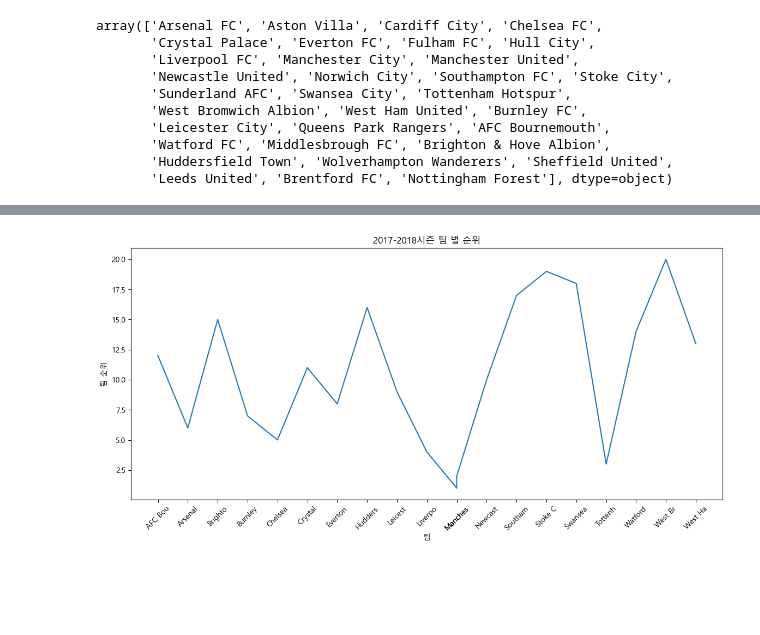
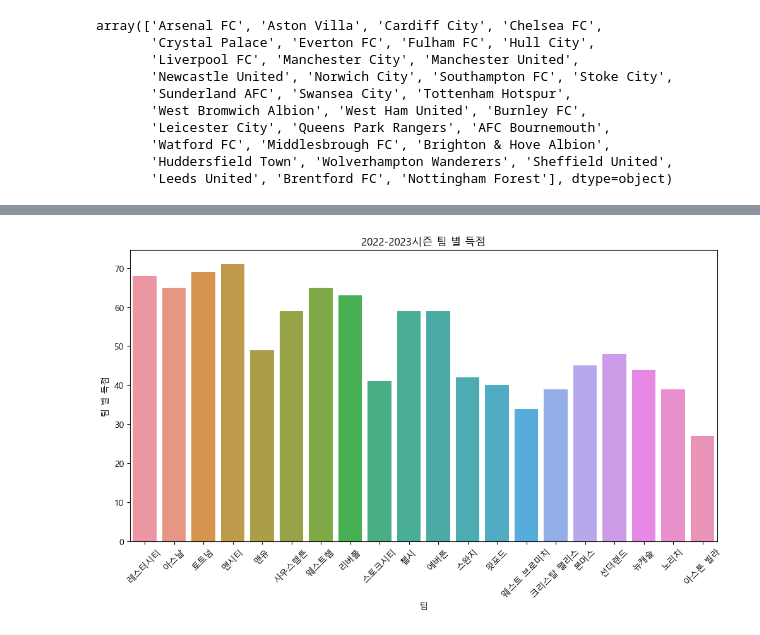
Before and after one commit to gingerman123/Soccer-Data, a Jupyter notebook: Data_Mining.ipynb, the cells around one changed output, grey strips where cells are left out. Cells and saved outputs as stored; diff of their text form; code cells hidden in the pictures; blank space fills up the shorter version.

```diff
--- a/Data_Mining.ipynb
+++ b/Data_Mining.ipynb
@@ -3,21 +3,11 @@
 import matplotlib as mpl
 import matplotlib.pyplot as plt
 import matplotlib.font_manager as fm
+import numpy as np
 plt.rcParams['font.family'] = 'Malgun Gothic'
 plt.rcParams['axes.unicode_minus'] = False
 import pandas as pd
-import matplotlib.pyplot as plt
 import seaborn as sns
-
-
-epl_df = pd.read_csv('combined file.csv')
-
-epl_df.head()
-
-epl_df = epl_df.iloc[:,1:]
-epl_df.head()
-
-epl_df.to_csv('combined file_1.csv',index=False) # index=False 해야만 자동으로 인덱싱 열이 안늘어난다.
 
 epl_df = pd.read_csv('combined file_1.csv')
 epl_df
@@ -37,0 +68,4 @@ epl_df
+# %%
+# 지출액 양수화 : +가 돈을 쓴것
+epl_df['Balance(m)'] = epl_df['Balance(m)'].map(lambda p : -1 * p)
+epl_df
@@ -38,3 +86,10 @@ epl_df
+# %%
+# 득/실 열 추가
+epl_df = epl_df
+epl_df['goal_gain_lose_gap'] = epl_df['Score'] - epl_df['Lose_score']
+epl_df
+
+epl_df.to_csv('Final_Data.csv',encoding='euc-kr',index=False)
 # %%
 # 시즌별 1위팀 데이터 출력
 epl_df_season = epl_df.groupby('season').apply(lambda df:df.loc[df.Rank.idxmin()])
@@ -136,7 +151,8 @@ epl_df
 # %%
 # 2017-2018 시즌에 AverageAge와 Rank의 상관관계 출력
 
-epl_df_2017_AA = epl_df.loc[epl_df.season == '2017-2018']
-epl_df_2017_AA.Team = epl_df_2017_AA.Team.map(lambda str : str[:3])
-epl_df_2017_AA
+epl_df_2017_AA = epl_df.loc[epl_df.season == '2015-2016']
+epl_df_2017_AA['Balance(m)'] = epl_df['Balance(m)'].map(lambda p : -1 * p)  # 지출액 -곱하기 : +가 돈을 쓴것
+
+epl_df_2017_AA = epl_df_2017_AA.sort_values(by = 'Rank')
 # %% [output]
@@ -144,10 +190,10 @@ KeyError: 'Arsenal FC'
 # %%
-plt.figure(figsize=(14,6))
-plt.plot(epl_df_2017_AA['Team'],epl_df_2017_AA['Rank'])
-plt.xticks(epl_df_2017_AA['Team'],rotation=45)
+plt.figure(figsize=(12,6))
+sns.barplot(x = epl_df_2017_AA['Team'],y =epl_df_2017_AA['Score'])
+plt.xticks(rotation=45)
 plt.xlabel('팀',loc='center')
-plt.ylabel('팀 순위',loc='center')
-plt.title('2017-2018시즌 팀 별 순위',loc='center')
+plt.ylabel('팀 별 득점',loc='center')
+plt.title('2022-2023시즌 팀 별 득점',loc='center')
 plt.show()
 # %% [output]
-[figure, old version]
+[figure, new version]
```
Also changed, not shown: parts of 14 cells of this notebook, 3 other files.
